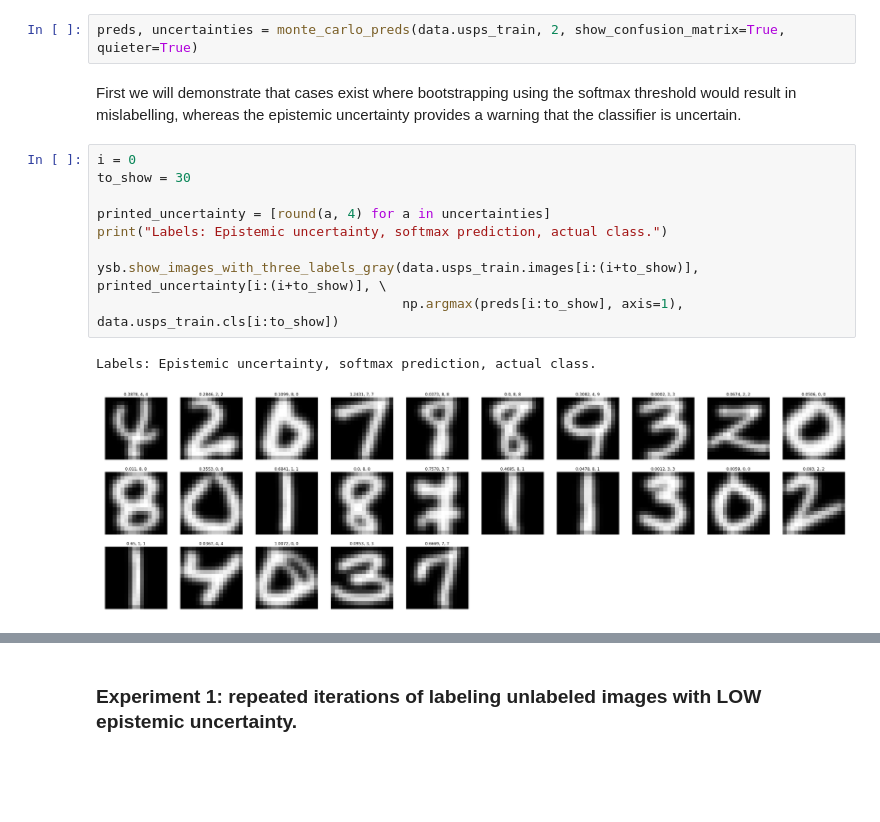
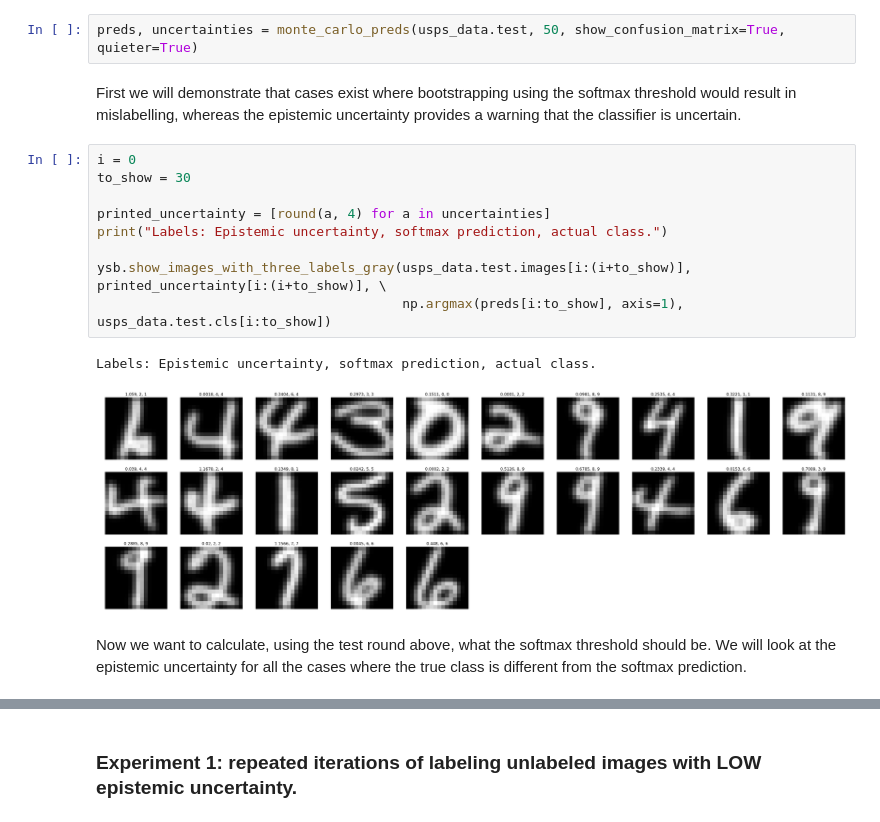
Before and after one commit to leopauly/Domain-Adaptation, a Jupyter notebook: MNIST_USPS_Dataset/Bayesian CNN.ipynb, the cells around one changed output, grey strips where cells are left out. Saved outputs shown, nothing was run; the diff lists cells and outputs as text; blank space fills up the shorter version.

```diff
--- a/MNIST_USPS_Dataset/Bayesian CNN.ipynb
+++ b/MNIST_USPS_Dataset/Bayesian CNN.ipynb
@@ -393,18 +402,20 @@ data = dataset.generate_combined_dataset(mnist_data, usps_data)
 # %% [output]
 INFO:tensorflow:Restoring parameters from checkpoints/
 # %%
-preds, uncertainties = monte_carlo_preds(data.usps_train, 2, show_confusion_matrix=True, quieter=True)
+preds, uncertainties = monte_carlo_preds(usps_data.test, 50, show_confusion_matrix=True, quieter=True)
 # %% [markdown]
 First we will demonstrate that cases exist where bootstrapping using the softmax threshold would result in mislabelling, whereas the epistemic uncertainty provides a warning that the classifier is uncertain.
 # %%
 i = 0
 to_show = 30
 
 printed_uncertainty = [round(a, 4) for a in uncertainties]
 print("Labels: Epistemic uncertainty, softmax prediction, actual class.")
 
-ysb.show_images_with_three_labels_gray(data.usps_train.images[i:(i+to_show)], printed_uncertainty[i:(i+to_show)], \
-                                       np.argmax(preds[i:to_show], axis=1), data.usps_train.cls[i:to_show])
+ysb.show_images_with_three_labels_gray(usps_data.test.images[i:(i+to_show)], printed_uncertainty[i:(i+to_show)], \
+                                       np.argmax(preds[i:to_show], axis=1), usps_data.test.cls[i:to_show])
 # %% [output]
 Labels: Epistemic uncertainty, softmax prediction, actual class.
-[figure, old version]
+[figure, new version]
+# %% [markdown]
+Now we want to calculate, using the test round above, what the softmax threshold should be. We will look at the epistemic uncertainty for all the cases where the true class is different from the softmax prediction.
```
Also changed, not shown: parts of 21 cells of this notebook, 3 other files.
